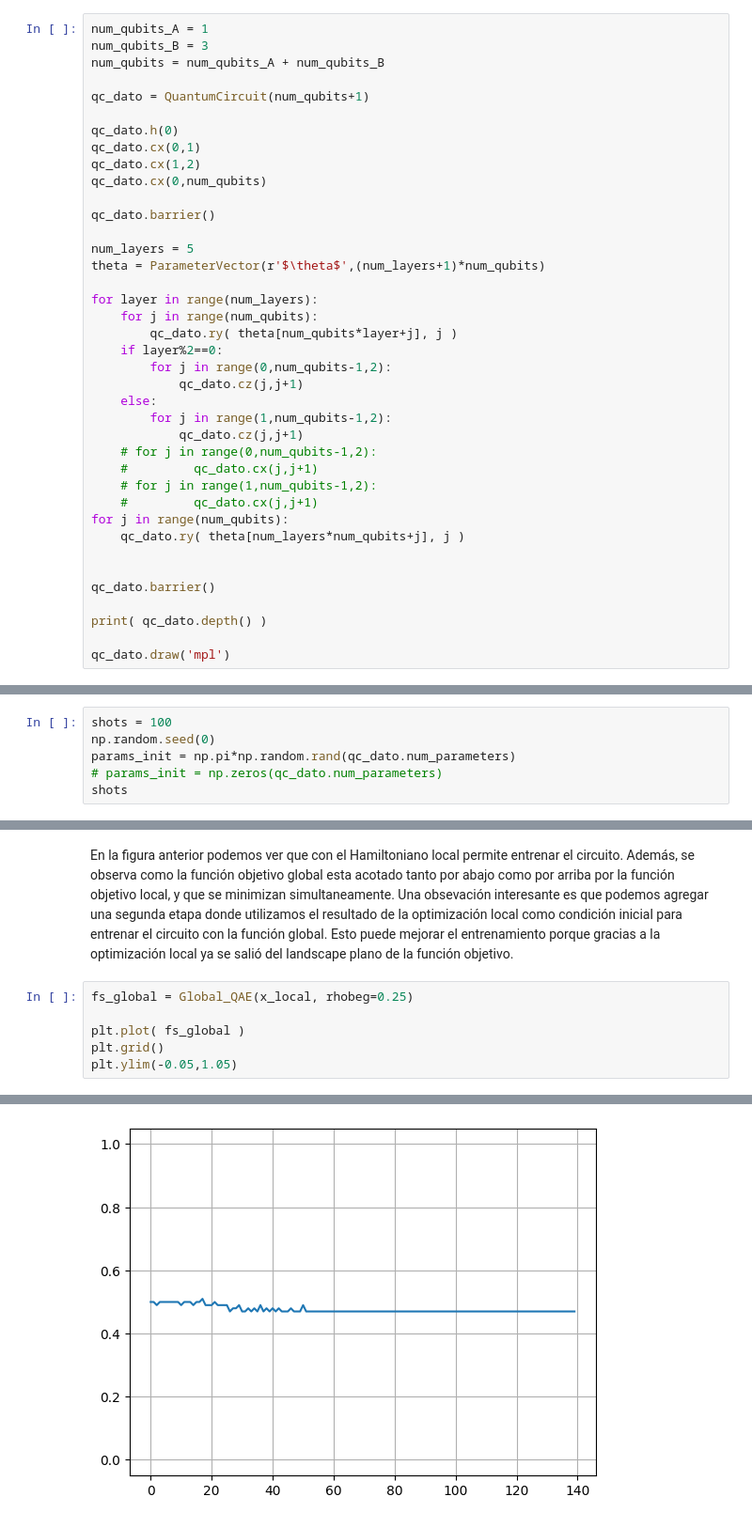
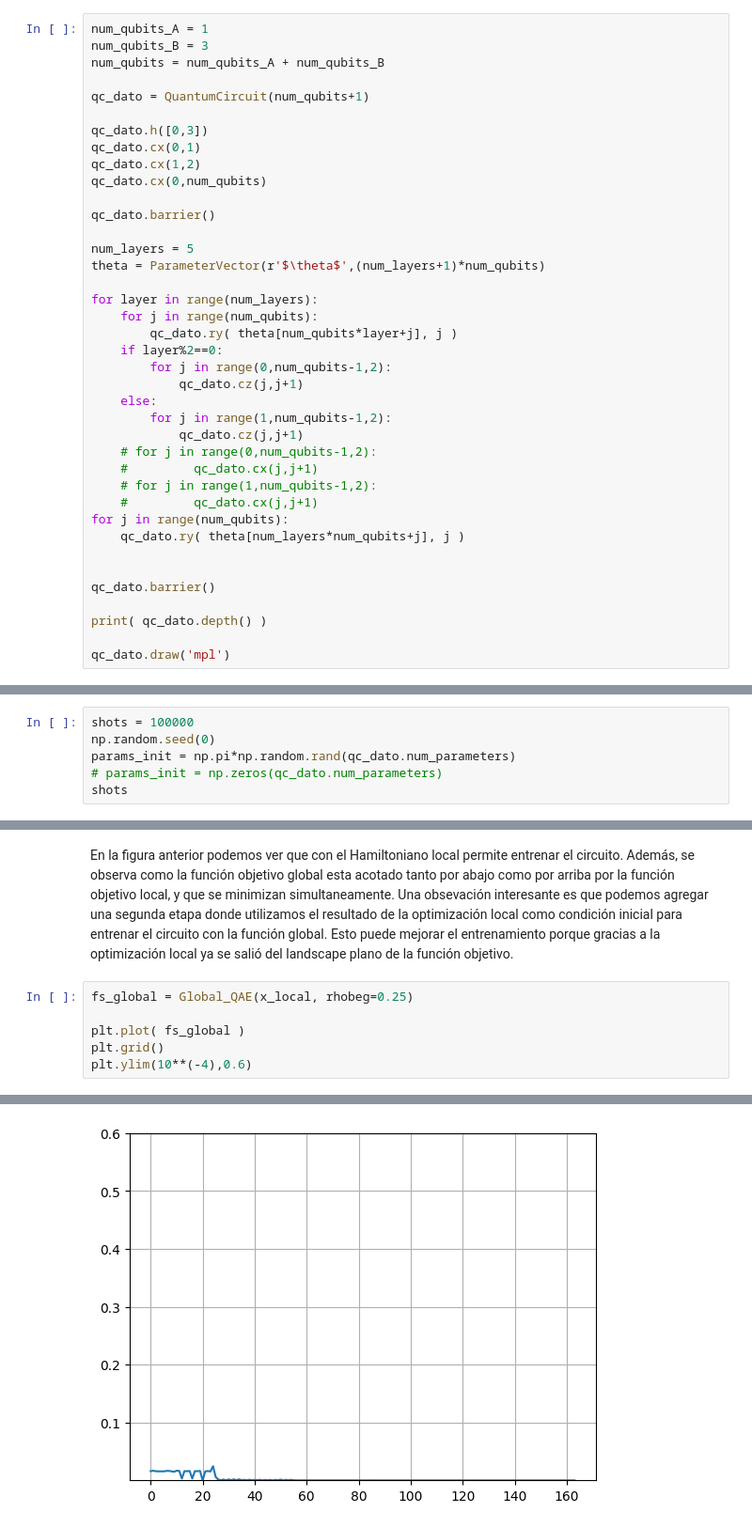
Before and after one commit to LucianoPereiraValenzuela/ECC_2025_testing, a Jupyter notebook: ECC2025/desafio_8_Evitando_Barren_Plateau_en_Autoencoder_Cuánticos.ipynb, the cells around one changed output, grey strips where cells are left out. Shown: that part at 94% size. Cells and saved outputs as stored; diff of their text form.

```diff
--- a/ECC2025/desafio_8_Evitando_Barren_Plateau_en_Autoencoder_Cuánticos.ipynb
+++ b/ECC2025/desafio_8_Evitando_Barren_Plateau_en_Autoencoder_Cuánticos.ipynb
@@ -42,7 +60,7 @@ num_qubits = num_qubits_A + num_qubits_B
 
 qc_dato = QuantumCircuit(num_qubits+1)
 
-qc_dato.h(0)
+qc_dato.h([0,3])
 qc_dato.cx(0,1)
 qc_dato.cx(1,2)
 qc_dato.cx(0,num_qubits)
@@ -80,7 +98,7 @@ qc_dato.draw('mpl')
 # %% [markdown]
 En la siguiente celda se implementa el autoencoder variacional. A diferencia del taller, acá construimos el Hamiltoniano $H_G$ y evaluamos la fidelidad con la función ``Estimator``. Independiente del circuito que implementó en la celda anterior, podrá ver que la función objetivo no se minimiza, o en otras palabras, el circuito variacional no es entrenado. Esto se debe a que el Hamiltoniano $H_G$ es global y a que estamos usando un número de shots bajo. El BP puede eliminarse simplementa aumentando el número de shots hasta un valor suficientemente alto. Sin embargo, a pesar de que podemos hacer esto acá, en aplicaciones prácticas con más de 25 qubit el número de shots para evitar el BP es tan alto que no posible ejecutarlo. En este caso ponemos un número bajo de shots para inducir el BP en un número bajo de qubits y así evitar tiempos de simulación largos.
 # %%
-shots = 100
+shots = 100000
 np.random.seed(0)
 params_init = np.pi*np.random.rand(qc_dato.num_parameters)
 # params_init = np.zeros(qc_dato.num_parameters)
@@ -195,5 +212,5 @@ fs_global = Global_QAE(x_local, rhobeg=0.25)
 
 plt.plot( fs_global )
 plt.grid()
-plt.ylim(-0.05,1.05)
+plt.ylim(10**(-4),0.6)
 # %% [output]
@@ -211 +231 @@ plt.ylim(-0.05,1.05)
-[figure, old version]
+[figure, new version]
```
Also changed, not shown: parts of 6 cells of this notebook.
